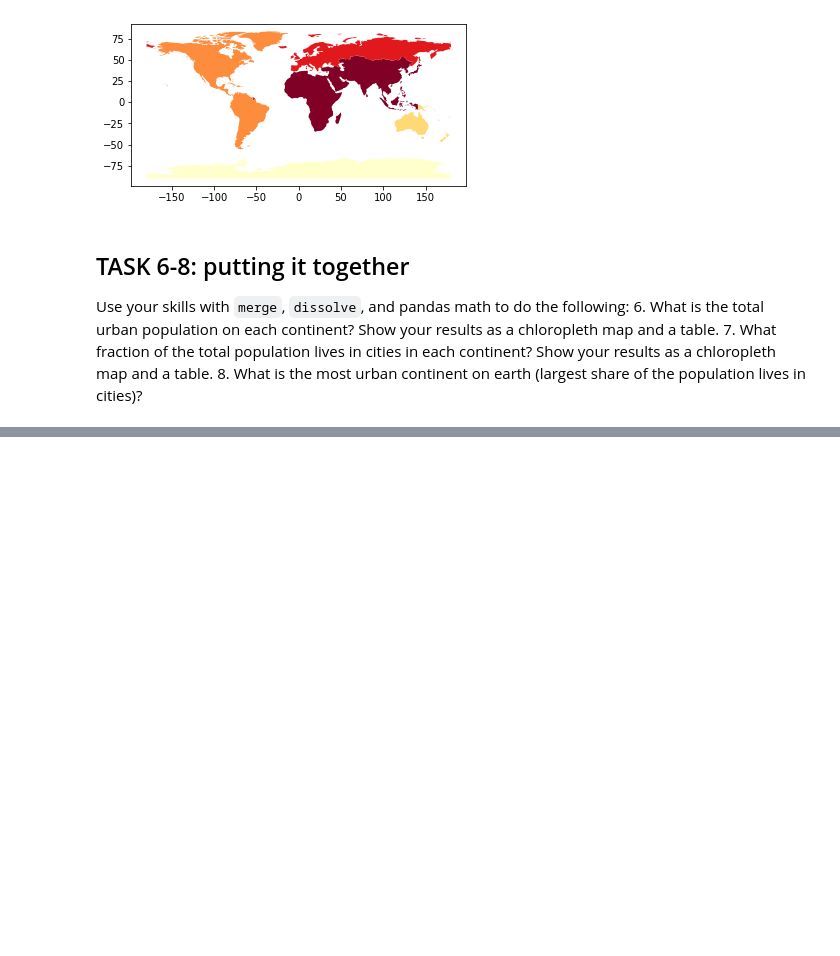
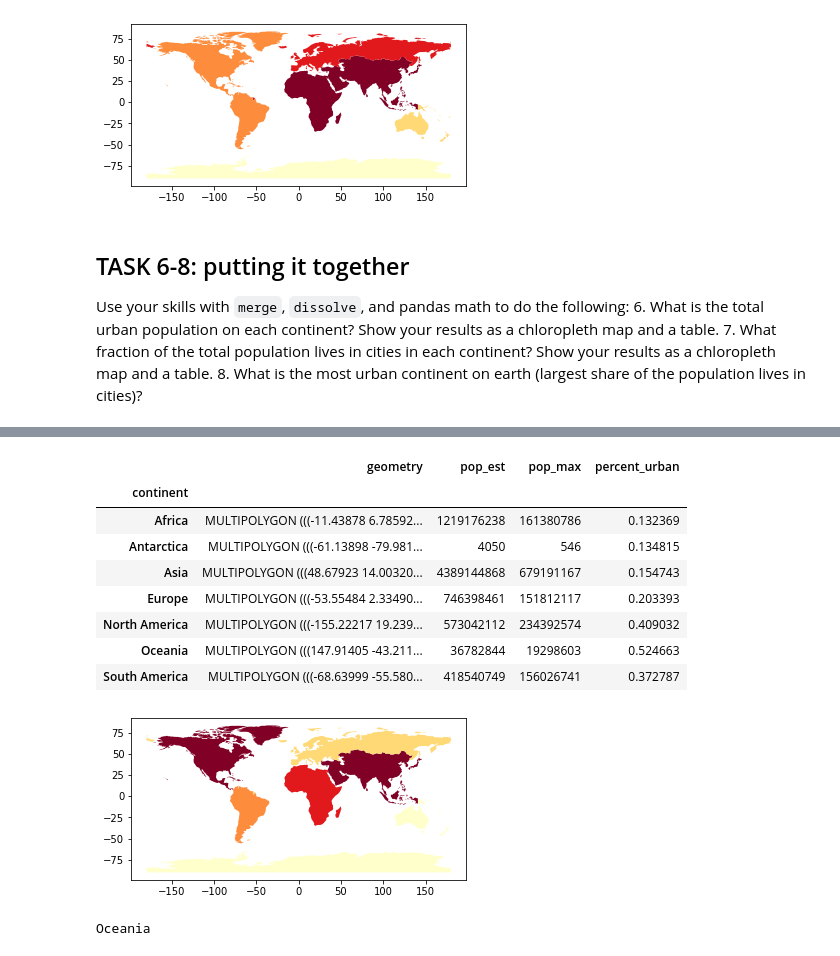
Before and after one commit to baedgert/EnvDatSci22, a Jupyter notebook: CodeSprints/VectorData101.ipynb, the cells around one changed output, grey strips where cells are left out. Cells and saved outputs as stored; diff of their text form; code cells hidden in the pictures; blank space fills up the shorter version.

```diff
--- a/CodeSprints/VectorData101.ipynb
+++ b/CodeSprints/VectorData101.ipynb
@@ -812,5 +813,29 @@ cities_in_continents.head()
 | Europe | MULTIPOINT (-51.73266 64.19828, -... | 151812117 |
 | North America | MULTIPOINT (-162.71509 55.20000, ... | 234392574 |
 [figure]
+# %%
+# Task 7 code here:
+# What fraction of the total population lives in cities in each continent
+
+fraction_pop = continents.merge(cities_in_continents ['pop_max'], how = 'inner', left_index=True, right_index=True)
+fraction_pop ['percent_urban'] = fraction_pop['pop_max']/fraction_pop['pop_est']
+
+fraction_pop.plot(column = 'pop_max', scheme = 'quantiles', cmap ='YlOrRd');
+fraction_pop.head(7)
+# %% [output]
+|  | geometry | pop_est | pop_max | percent_urban |
+| continent |  |  |  |  |
+| Africa | MULTIPOLYGON (((-11.43878 6.78592... | 1219176238 | 161380786 | 0.132369 |
+| Antarctica | MULTIPOLYGON (((-61.13898 -79.981... | 4050 | 546 | 0.134815 |
+| Asia | MULTIPOLYGON (((48.67923 14.00320... | 4389144868 | 679191167 | 0.154743 |
+| Europe | MULTIPOLYGON (((-53.55484 2.33490... | 746398461 | 151812117 | 0.203393 |
+| North America | MULTIPOLYGON (((-155.22217 19.239... | 573042112 | 234392574 | 0.409032 |
+| Oceania | MULTIPOLYGON (((147.91405 -43.211... | 36782844 | 19298603 | 0.524663 |
+| South America | MULTIPOLYGON (((-68.63999 -55.580... | 418540749 | 156026741 | 0.372787 |
+[figure, added]
 # %%
-# Task 7 code here:
+# Task 8 code here:
+most_urban = fraction_pop.percent_urban.idxmax()
+print(most_urban)
+# %% [output]
+Oceania
```
Also changed, not shown: parts of 11 cells of this notebook.
